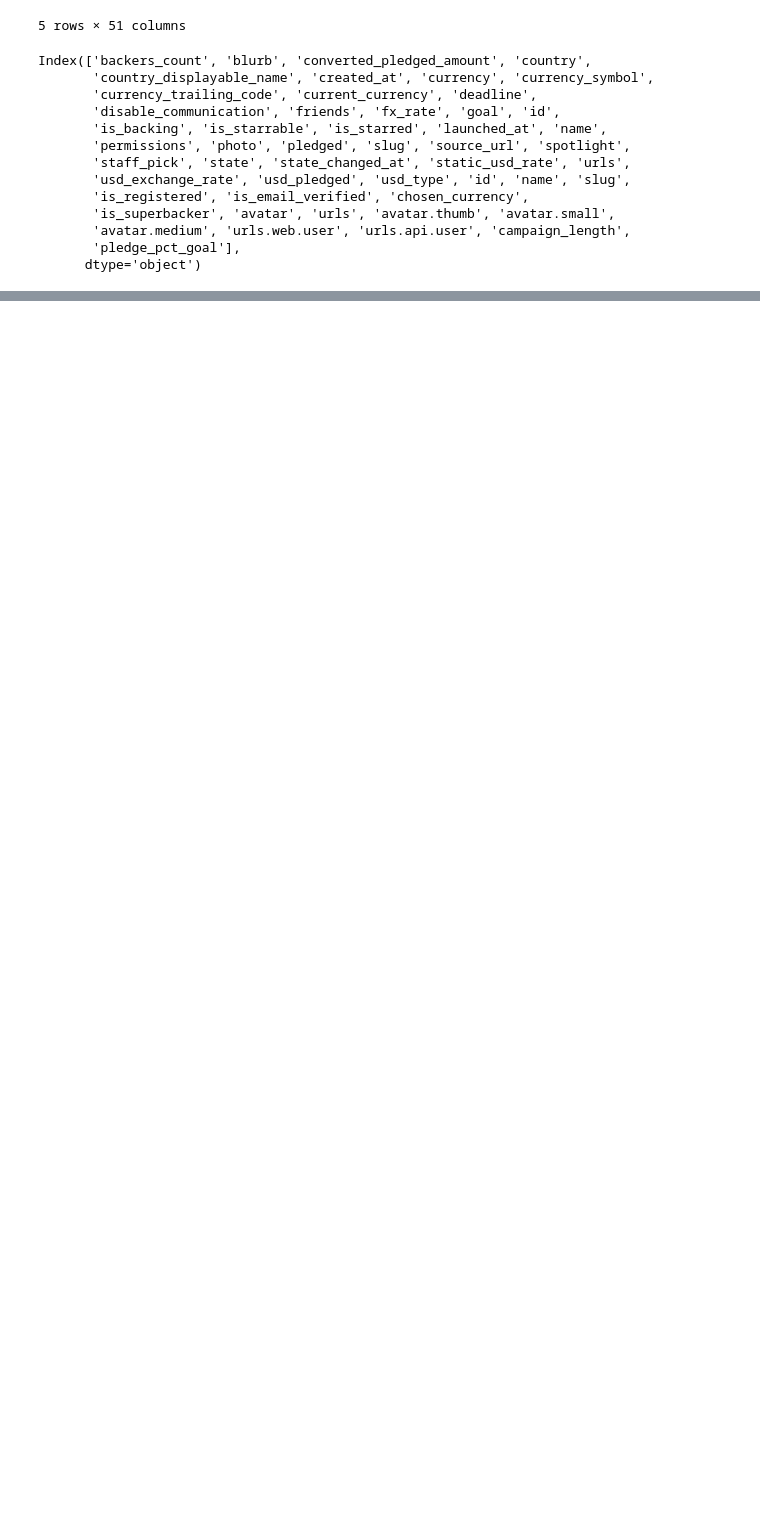
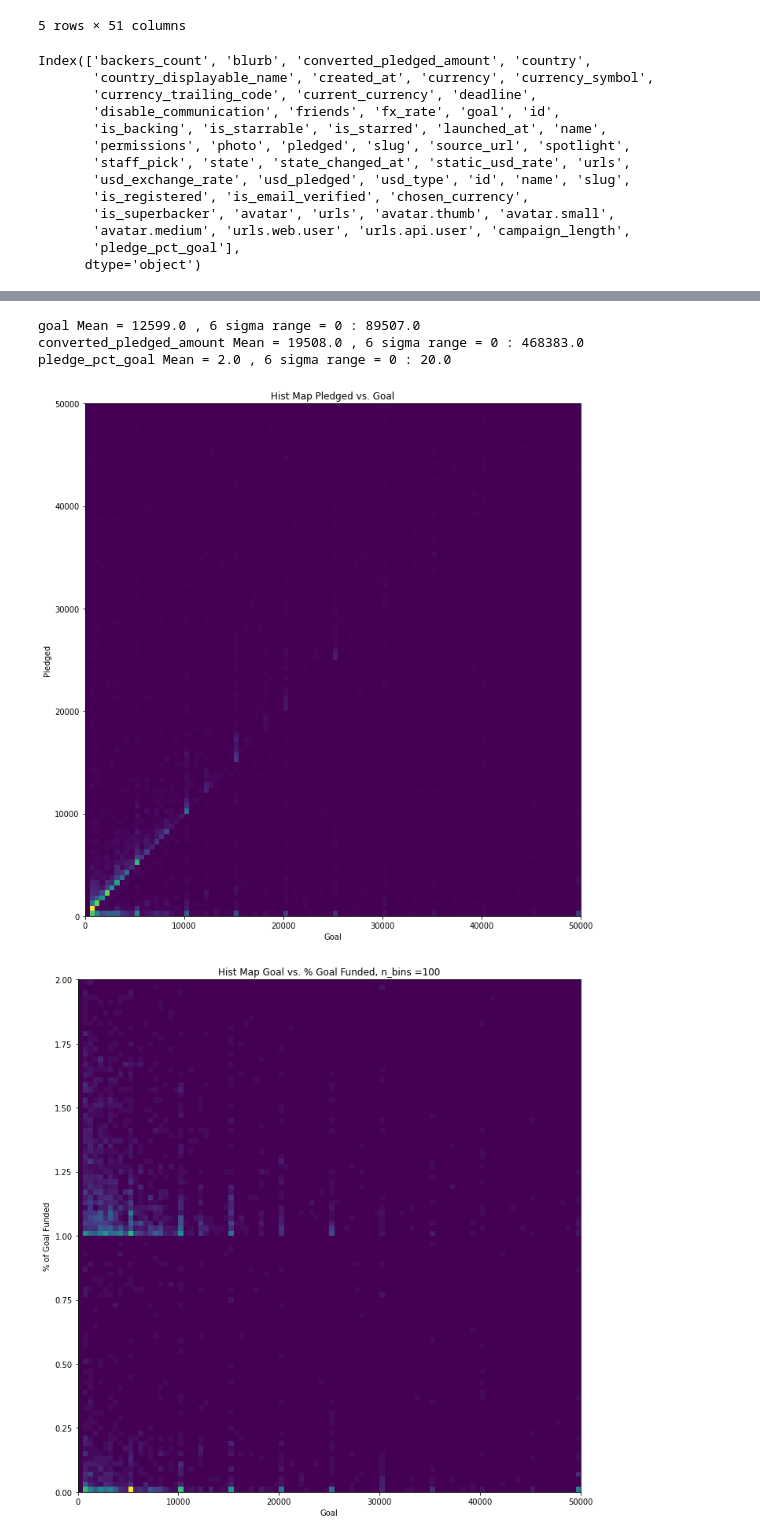
Before and after one commit to PTPT-Kickstarter1/Backend, a Jupyter notebook: load_data.ipynb, the cells around one changed output, grey strips where cells are left out. Saved outputs shown, nothing was run; the diff lists cells and outputs as text; code cells hidden in the pictures; blank space fills up the shorter version.

```diff
--- a/load_data.ipynb
+++ b/load_data.ipynb
@@ -302,2 +322,10 @@ pledge_pct_goal Mean = 2.0 , 6 sigma range = 0 : 20.0
 [figure]
 [figure]
+# %%
+eda(df_test)
+# %% [output]
+goal Mean = 12599.0 , 6 sigma range = 0 : 89507.0
+converted_pledged_amount Mean = 19508.0 , 6 sigma range = 0 : 468383.0
+pledge_pct_goal Mean = 2.0 , 6 sigma range = 0 : 20.0
+[figure, added]
+[figure, added]
```
Also changed, not shown: parts of 9 cells of this notebook, 6 other files.
